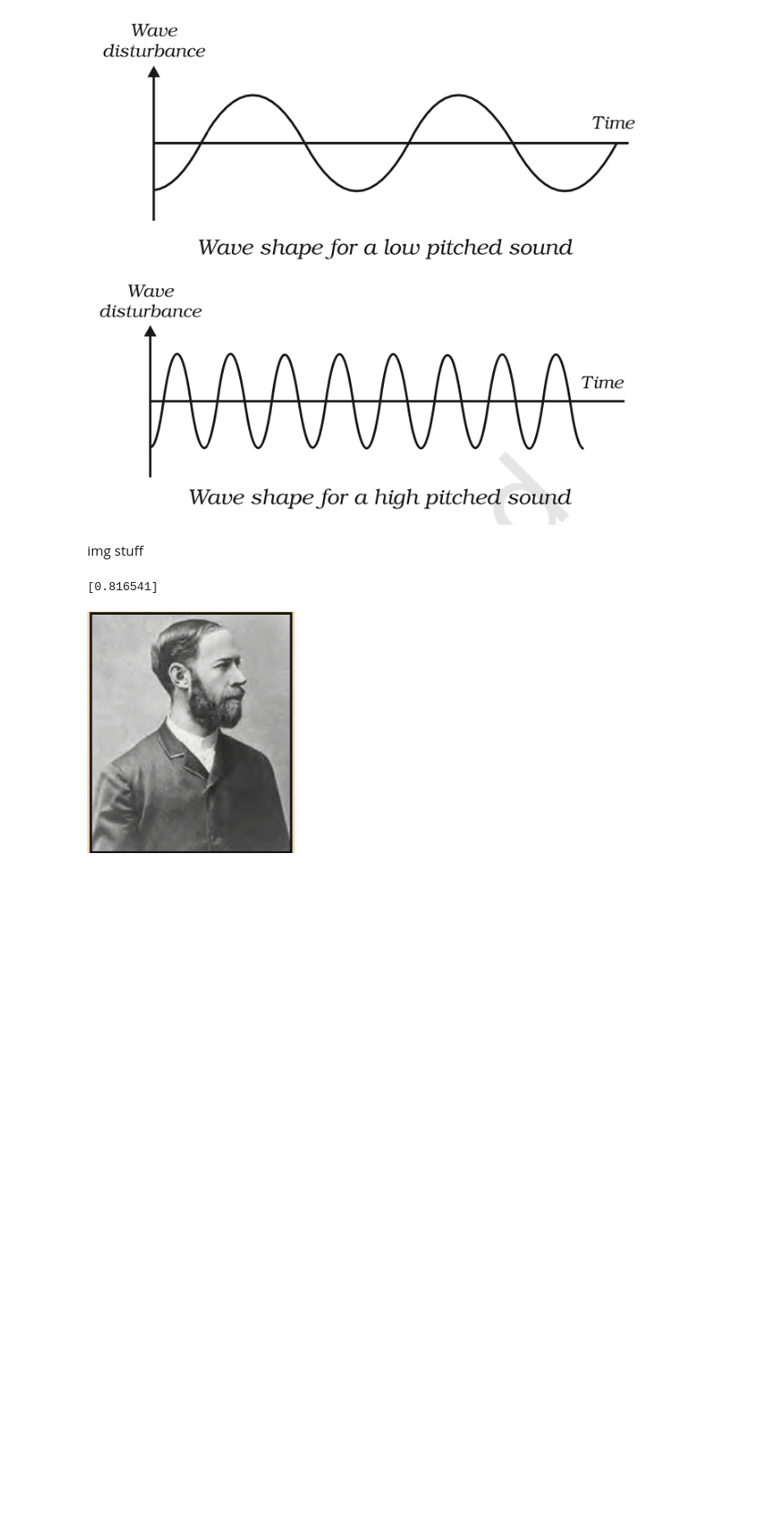
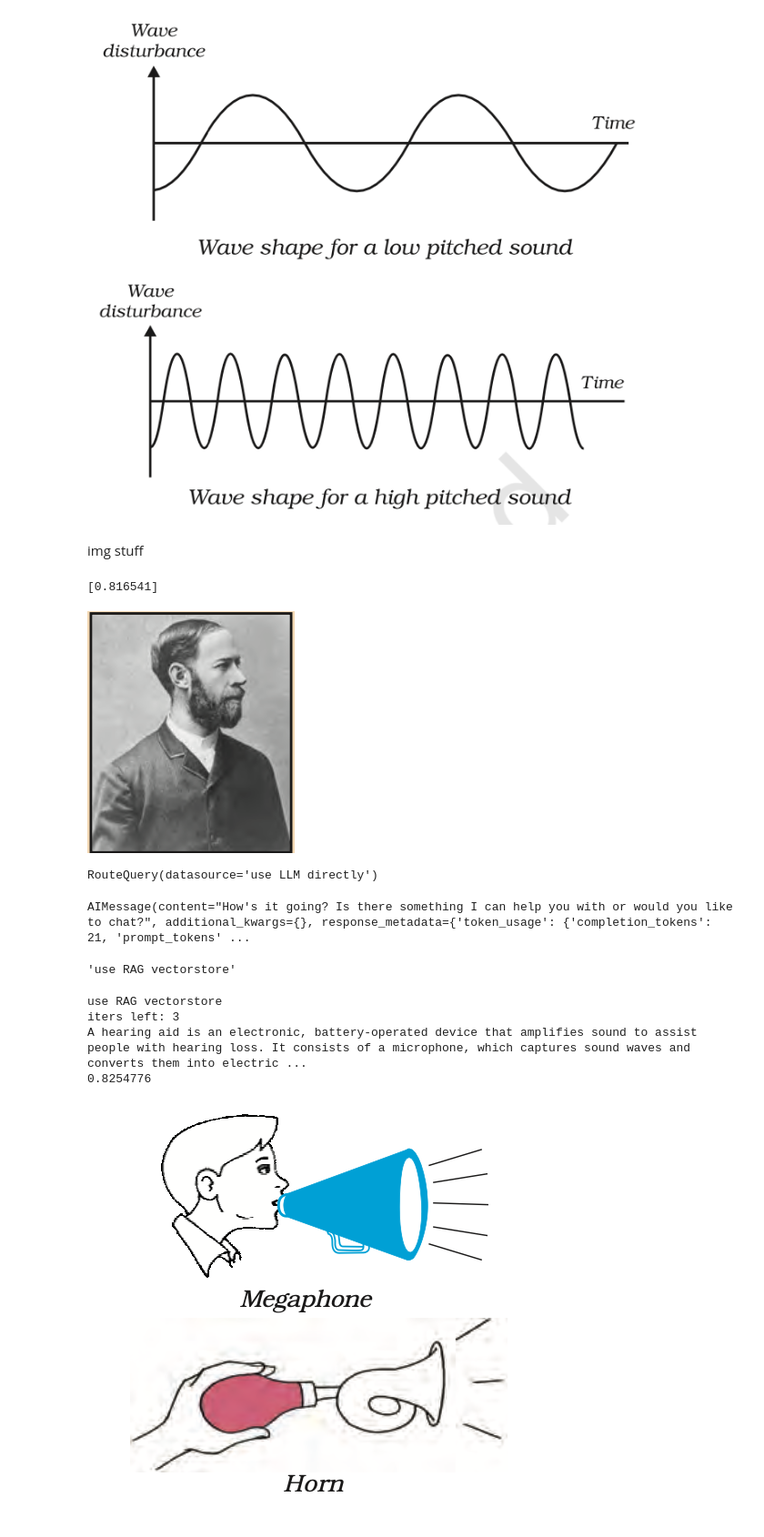
Before and after one commit to 10Kaiser10/textbook-rag, a Jupyter notebook: test.ipynb, the cells around one changed output. Shown at 91% size. Saved outputs shown, nothing was run; the diff lists cells and outputs as text; code cells hidden in the pictures; blank space fills up the shorter version.

Commit message:
Enhanced agent by adding ReAct logic to retrieval

```diff
--- a/test.ipynb
+++ b/test.ipynb
@@ -94,3 +94,74 @@ Image.open(img_path[0])
 # %% [output]
 [0.816541]
 [figure]
+# %%
+from config import PINECONE_API_KEY, GROQ_API_KEY, LANGCHAIN_API_KEY
+from langchain_groq import ChatGroq
+from pydantic import BaseModel, Field
+from typing import Literal
+from data.summaries.sound_summary import SOUND_SUMMARY
+
+class RagRouteQuery(BaseModel):
+    """Route a user query to the most relevant datasource."""
+    datasource: Literal["use RAG vectorstore", "use LLM directly"] = Field(
+        ...,
+        description="Given a user question choose to route it to RAG dataase (1) or a direct response from LLM (0).",
+    )
+
+model='llama-3.1-8b-instant'
+llm = ChatGroq(model=model, temperature=0, max_retries=2, api_key=GROQ_API_KEY)
+structured_llm_router = llm.with_structured_output(RagRouteQuery)
+
+message = """Hey"""
+
+structured_llm_router.invoke(prompt.format(message, SOUND_SUMMARY))
+# %% [output]
+RouteQuery(datasource='use LLM directly')
+# %%
+llm.invoke('hey')
+# %% [output]
+AIMessage(content="How's it going? Is there something I can help you with or would you like to chat?", additional_kwargs={}, response_metadata={'token_usage': {'completion_tokens': 21, 'prompt_tokens' ...
+# %%
+out = structured_llm_router.invoke(prompt.format(message, SOUND_SUMMARY))
+out.datasource
+# %% [output]
+'use RAG vectorstore'
+# %%
+from agent.agent import Agent
+from rag.pinecone_query import PineconeRetriever
+from pinecone import Pinecone
+import pickle
+from config import PINECONE_API_KEY, GROQ_API_KEY, LANGCHAIN_API_KEY
+from rag.pinecone_query import PineconeImageRetriever
+from PIL import Image
+
+pc = Pinecone(api_key=PINECONE_API_KEY)
+text_index_name = "textbook-rag"
+image_index_name = "textbook-rag-images"
+mapping_path = "data/chunks/mapping.pickle"
+embedding_mdl = "multilingual-e5-large"
+text_k = 3
+img_k = 1
+img_fldr = "data/img_data/imgs/"
+mapping_csv_path = "data/img_data/index.txt"
+
+with open(mapping_path, 'rb') as f:
+    mapping = pickle.load(f)
+
+retriever = PineconeRetriever(pc=pc, index_name=text_index_name, embedding_mdl=embedding_mdl, k=text_k, mapping=mapping)
+img_retr = PineconeImageRetriever(pc, image_index_name, img_fldr, mapping_csv_path)
+
+
+agent = Agent(GROQ_API_KEY, LANGCHAIN_API_KEY, retriever, img_retr, model="llama3-groq-70b-8192-tool-use-preview")
+reply, img_data = agent.query("Whats a hearing aid")
+print(reply)
+
+if(img_data[0] is not None):
+    print(img_data[1])
+    display(Image.open(img_data[0]))
+# %% [output]
+use RAG vectorstore
+iters left: 3
+A hearing aid is an electronic, battery-operated device that amplifies sound to assist people with hearing loss. It consists of a microphone, which captures sound waves and converts them into electric ...
+0.8254776
+[figure, added]
```
Also changed, not shown: parts of 1 cell of this notebook, 3 other files.
